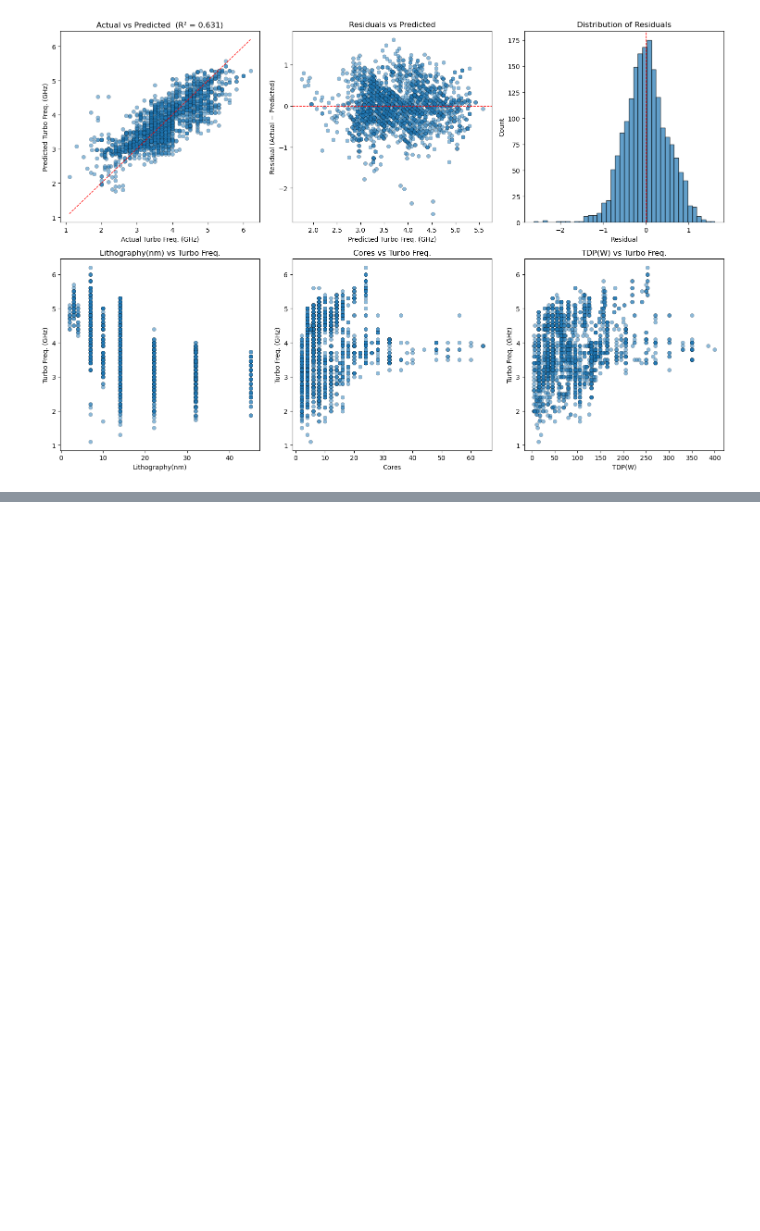
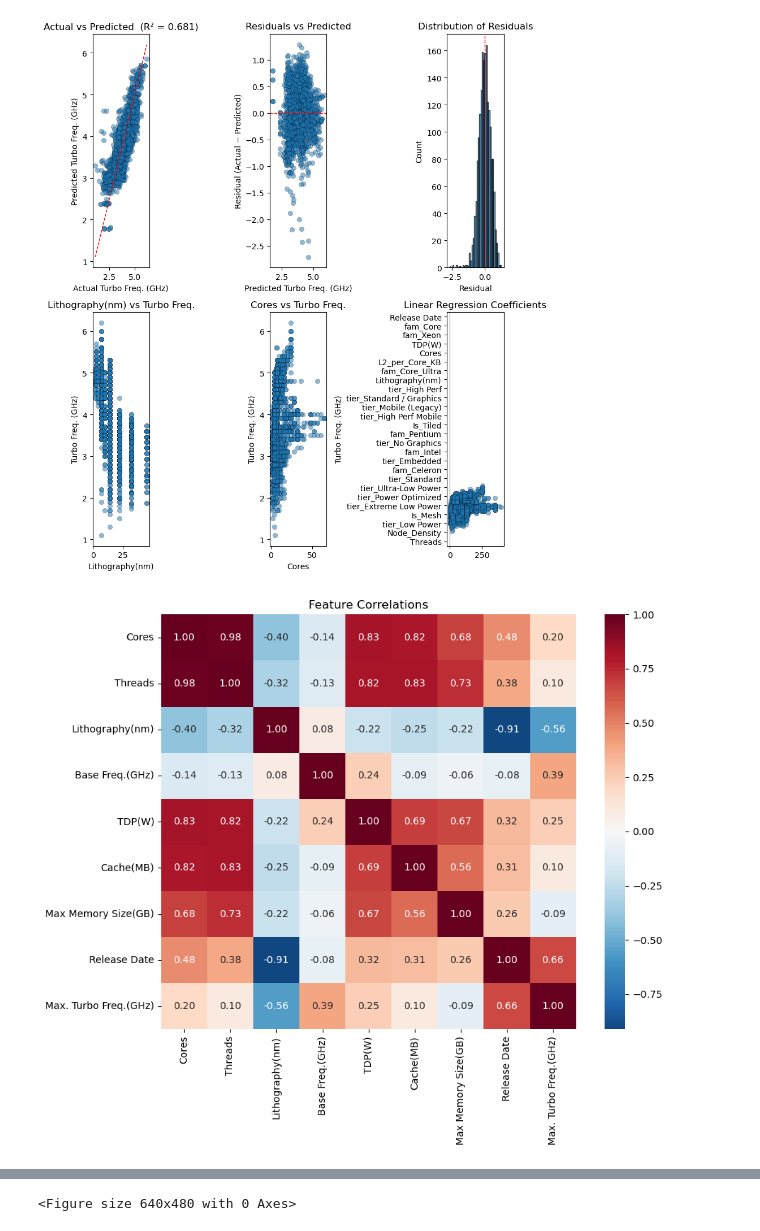
Before and after one commit to Fe4rlessCloak/CPU-Clock-Speed-Prediction, a Jupyter notebook: model/test.ipynb, the cells around one changed output, grey strips where cells are left out. Saved outputs shown, nothing was run; the diff lists cells and outputs as text; code cells hidden in the pictures; blank space fills up the shorter version.

Commit message:
Updated README and finalized model with 70% R^2

```diff
--- a/model/test.ipynb
+++ b/model/test.ipynb
@@ -106,7 +267,7 @@ df.sample()
 # %%
 
 
-featuresToClean  = ["Lithography(nm)", "Cores", "TDP(W)", "Release Date", "Max. Turbo Freq.(GHz)"]
+featuresToClean  = ["Lithography(nm)", "Cores", "TDP(W)", "Release Date", "Max. Turbo Freq.(GHz)", "Threads", "L2_per_Core_KB", "Is_Tiled", "Is_Mesh", "Log_Node_Density", "Cores_x_Is_Mesh", "TDP_x_Is_Tiled", "Density_x_ReleaseYear"]
 
 # Only convert the columns we actually need
 cols_to_clean = featuresToClean
@@ -123,12 +284,13 @@ tier_dummies = pd.get_dummies(df["Power Tier"], prefix="tier", drop_first=True)
 
 
 X = pd.concat([
-    df[["Lithography(nm)", "Cores", "TDP(W)", "Release Date"]],
-    family_dummies
+    df[["Lithography(nm)", "Cores", "TDP(W)", "Release Date", "Threads", "L2_per_Core_KB", "Is_Tiled", "Is_Mesh", "Log_Node_Density", "Cores_x_Is_Mesh", "TDP_x_Is_Tiled", "Density_x_ReleaseYear"]],
+    family_dummies,
+    tier_dummies
 ], axis=1)
-
 y = df["Max. Turbo Freq.(GHz)"]
 
 
 print(f"Clean samples: {len(df)}")
+X.sample()
 # %% [output]
@@ -143,6 +308,6 @@ X_train, X_test, y_train, y_test = train_test_split(
     X_scaled, y, test_size=0.2, random_state=42
 )
 # %%
-model = LinearRegression()
+model = ridge(alpha=1.0)
 model.fit(X_train, y_train)
 # %% [output]
@@ -190,31 +387,95 @@ ax.set_xlabel("Actual Turbo Freq. (GHz)")
 ax.set_ylabel("Predicted Turbo Freq. (GHz)")
 ax.set_title(f"Actual vs Predicted  (R² = {r2_score(y, y_pred):.3f})")
 
 # 2 ── Residuals vs Predicted ─────────────────────────────────
 ax = axes[0, 1]
 ax.scatter(y_pred, residuals, alpha=0.5, edgecolors="k", linewidth=0.3)
 ax.axhline(0, color="r", linestyle="--", linewidth=1)
 ax.set_xlabel("Predicted Turbo Freq. (GHz)")
 ax.set_ylabel("Residual (Actual − Predicted)")
 ax.set_title("Residuals vs Predicted")
 
 # 3 ── Histogram of Residuals ─────────────────────────────────
 ax = axes[0, 2]
 ax.hist(residuals, bins=40, edgecolor="k", alpha=0.7)
 ax.axvline(0, color="r", linestyle="--", linewidth=1)
 ax.set_xlabel("Residual")
 ax.set_ylabel("Count")
 ax.set_title("Distribution of Residuals")
 
 # 4, 5, 6 ── Feature vs Target ────────────────────────────────
 features = ["Lithography(nm)", "Cores", "TDP(W)"]
 for i, (feat, ax) in enumerate(zip(features, [axes[1, 0], axes[1, 1], axes[1, 2]])):
     ax.scatter(X[feat], y, alpha=0.5, edgecolors="k", linewidth=0.3)
     ax.set_xlabel(feat)
     ax.set_ylabel("Turbo Freq. (GHz)")
     ax.set_title(f"{feat} vs Turbo Freq.")
 
+coef_series = pd.Series(model.coef_, index=X.columns)
+coef_series.sort_values().plot(kind="barh", figsize=(8, 10))
+plt.axvline(0, color="k", linewidth=0.5)
+plt.title("Linear Regression Coefficients")
+plt.tight_layout()
+
+import seaborn as sns
+import matplotlib.pyplot as plt
+
+num_cols = ["Cores", "Threads", "Lithography(nm)", "Base Freq.(GHz)",
+            "TDP(W)", "Cache(MB)", "Max Memory Size(GB)", "Release Date",
+            "Max. Turbo Freq.(GHz)"]
+
+plt.figure(figsize=(10, 8))
+sns.heatmap(df[num_cols].corr(), annot=True, cmap="RdBu_r", center=0,
+            fmt=".2f", square=True)
+plt.title("Feature Correlations")
 plt.tight_layout()
 plt.show()
+
+plt.figure(figsize=(14, 5))
+order = df.groupby("Power Tier")["Max. Turbo Freq.(GHz)"].median().sort_values().index
+sns.boxplot(data=df, x="Power Tier", y="Max. Turbo Freq.(GHz)", order=order)
+plt.xticks(rotation=45)
+plt.title("Turbo Boost by Power Tier")
+plt.tight_layout()
+plt.show()
+
+plt.figure(figsize=(10, 6))
+scatter = plt.scatter(df["Lithography(nm)"], df["Max. Turbo Freq.(GHz)"],
+                      c=pd.Categorical(df["Power Tier"]).codes, cmap="tab10",
+                      alpha=0.6, edgecolors="k", linewidth=0.3)
+plt.colorbar(scatter, ticks=range(12), label="Power Tier")
+plt.xlabel("Lithography (nm)")
+plt.ylabel("Max. Turbo Freq. (GHz)")
+plt.title("Process Node vs Turbo Speed")
+plt.gca().invert_xaxis()  # smaller nm = newer = should be faster
+plt.tight_layout()
+plt.show()
+
+residual_df = pd.DataFrame({"Power Tier": df["Power Tier"], "Residual": residuals})
+plt.figure(figsize=(14, 5))
+sns.boxplot(data=residual_df, x="Power Tier", y="Residual")
+plt.axhline(0, color="r", linestyle="--")
+plt.xticks(rotation=45)
+plt.title("Prediction Errors by Power Tier")
+plt.tight_layout()
+plt.show()
+
+plt.figure(figsize=(10, 6))
+families = df["Vertical Segment"].unique()
+colors = plt.cm.tab10(range(len(families)))
+for fam, color in zip(families, colors):
+    mask = df["Vertical Segment"] == fam
+    plt.scatter(df.loc[mask, "Release Date"], df.loc[mask, "Max. Turbo Freq.(GHz)"],
+                label=fam, alpha=0.5, color=color, edgecolors="k", linewidth=0.3, s=20)
+plt.xlabel("Release Year")
+plt.ylabel("Max. Turbo Freq. (GHz)")
+plt.title("Turbo Speed by Release Year and Processor Family")
+plt.legend(bbox_to_anchor=(1.05, 1))
+plt.tight_layout()
+plt.show()
+
+plt.tight_layout()
+plt.show()
 # %% [output]
-[figure, old version]
+[figure, new version]
+[figure, added]
@@ -221,2 +486,3 @@ plt.show()
+<Figure size 640x480 with 0 Axes>
 # %%
 # No
```
Also changed, not shown: parts of 10 cells of this notebook, 2 other files.
